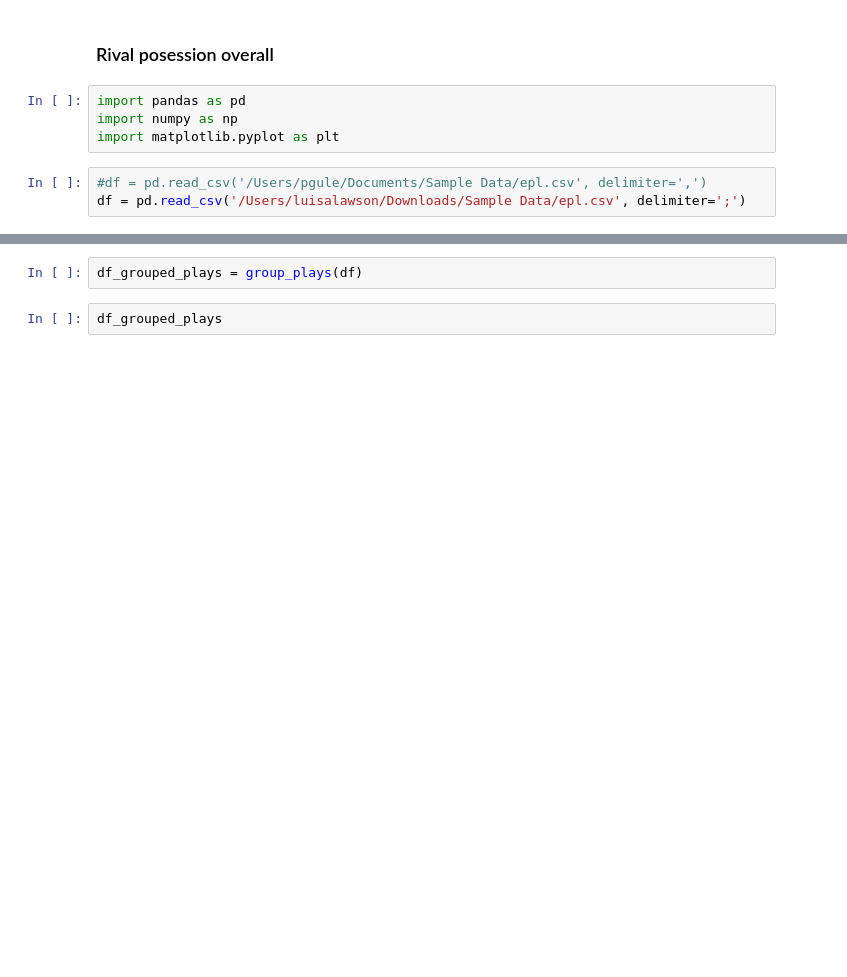
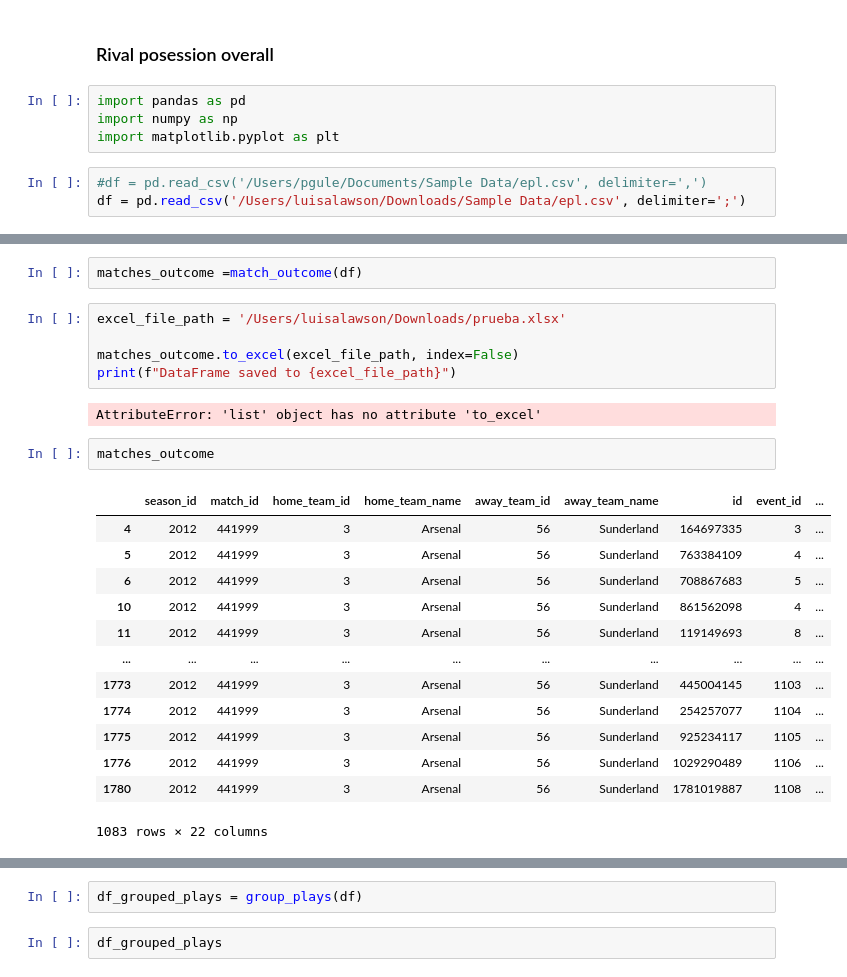
Before and after one commit to luisalawson/proyecto-TD8, a Jupyter notebook: PosessionDangerousArea.ipynb, the cells around one changed output, grey strips where cells are left out. Cells and saved outputs as stored; diff of their text form; blank space fills up the shorter version.

```diff
--- a/PosessionDangerousArea.ipynb
+++ b/PosessionDangerousArea.ipynb
@@ -10,3 +64,28 @@ df = pd.read_csv('/Users/luisalawson/Downloads/Sample Data/epl.csv', delimiter='
+# %%
+matches_outcome =match_outcome(df)
+# %%
+excel_file_path = '/Users/luisalawson/Downloads/prueba.xlsx'
+
+matches_outcome.to_excel(excel_file_path, index=False)
+print(f"DataFrame saved to {excel_file_path}")
+# %% [output]
+AttributeError: 'list' object has no attribute 'to_excel'
+# %%
+matches_outcome
+# %% [output]
+|  | season_id | match_id | home_team_id | home_team_name | away_team_id | away_team_name | id | event_id | ... |
+| 4 | 2012 | 441999 | 3 | Arsenal | 56 | Sunderland | 164697335 | 3 | ... |
+| 5 | 2012 | 441999 | 3 | Arsenal | 56 | Sunderland | 763384109 | 4 | ... |
+| 6 | 2012 | 441999 | 3 | Arsenal | 56 | Sunderland | 708867683 | 5 | ... |
+| 10 | 2012 | 441999 | 3 | Arsenal | 56 | Sunderland | 861562098 | 4 | ... |
+| 11 | 2012 | 441999 | 3 | Arsenal | 56 | Sunderland | 119149693 | 8 | ... |
+| ... | ... | ... | ... | ... | ... | ... | ... | ... | ... |
+| 1773 | 2012 | 441999 | 3 | Arsenal | 56 | Sunderland | 445004145 | 1103 | ... |
+| 1774 | 2012 | 441999 | 3 | Arsenal | 56 | Sunderland | 254257077 | 1104 | ... |
+| 1775 | 2012 | 441999 | 3 | Arsenal | 56 | Sunderland | 925234117 | 1105 | ... |
+| 1776 | 2012 | 441999 | 3 | Arsenal | 56 | Sunderland | 1029290489 | 1106 | ... |
+| 1780 | 2012 | 441999 | 3 | Arsenal | 56 | Sunderland | 1781019887 | 1108 | ... |
+1083 rows × 22 columns
 # %%
 def group_plays(df):
     match_stats_list = []
```
Also changed, not shown: parts of 3 cells of this notebook.
